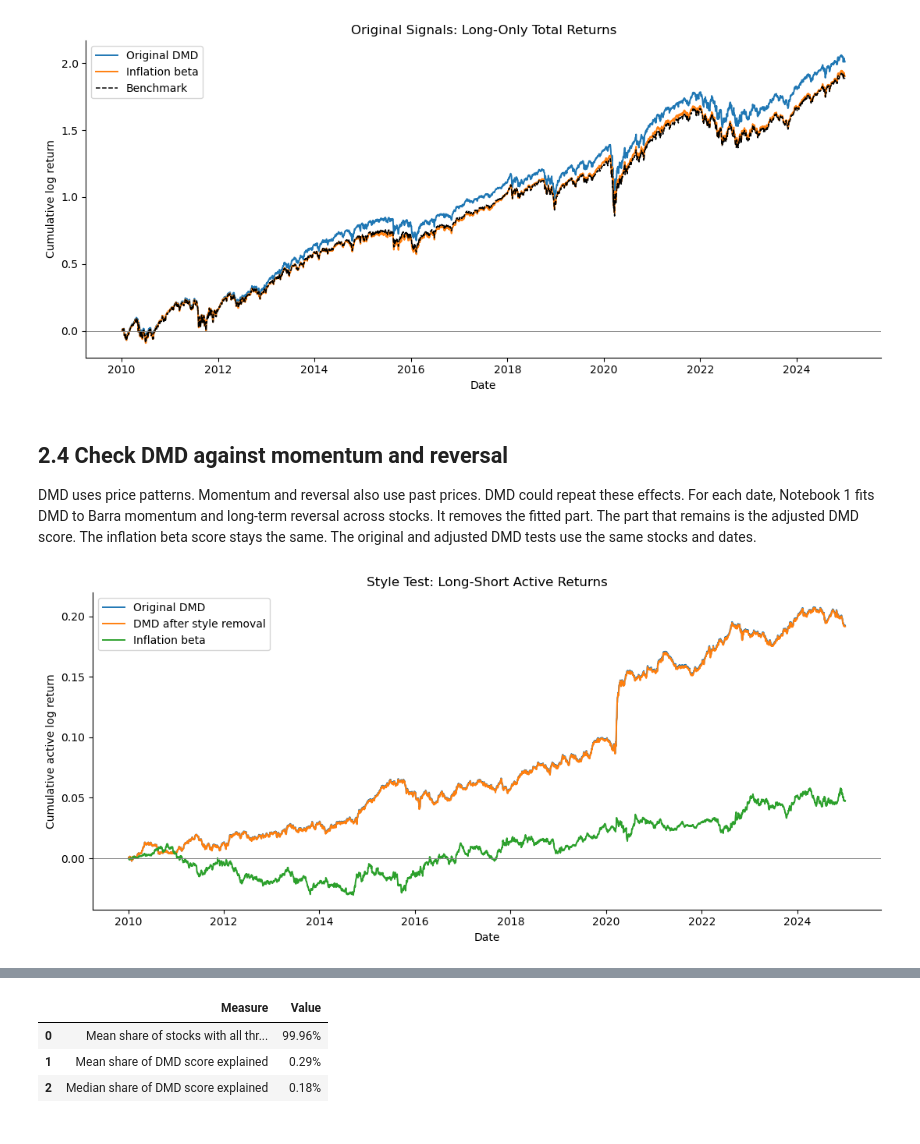
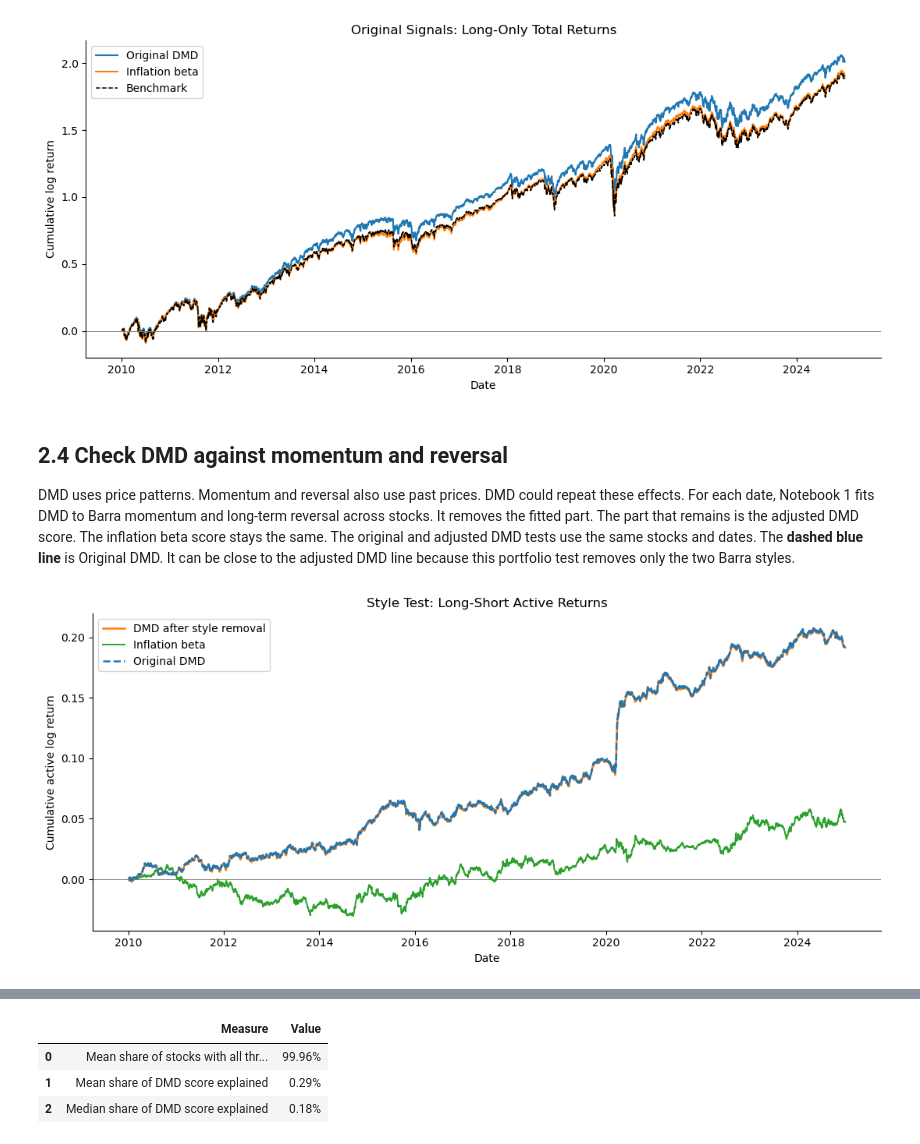
Before and after one commit to josmoore/q-bot, a Jupyter notebook: BOTQ_submission/02_Individual_signal_results.ipynb, the cells around one changed output, grey strips where cells are left out. Saved outputs shown, nothing was run; the diff lists cells and outputs as text; code cells hidden in the pictures.

```diff
--- a/BOTQ_submission/02_Individual_signal_results.ipynb
+++ b/BOTQ_submission/02_Individual_signal_results.ipynb
@@ -109,10 +145,22 @@ plt.show()
 # Show returns for the same set of trade dates.
 labels = {'original_dmd_matched_long_only': 'Original DMD', 'inflation_standalone_long_only': 'Inflation beta'}
 fig, ax = plt.subplots()
-for key, label in labels.items():
+# In a style test, draw Original DMD last. Its path can be very close to adjusted DMD.
+items = list(labels.items())
+if 'DMD after style removal' in labels.values():
+    items.sort(key=lambda item: item[1] == 'Original DMD')
+for key, label in items:
     day = returns.loc[returns['portfolio'] == key].sort_values('date')
     values = log_path(day, 'portfolio_return') if True else active_log_path(day)
-    ax.plot(day['date'], values, label=label, linewidth=1.4)
+    style = {'linewidth': 1.5}
+    if 'DMD after style removal' in labels.values():
+        if label == 'Original DMD':
+            style = {'color': 'tab:blue', 'linestyle': '--', 'linewidth': 1.8, 'zorder': 5}
+        elif label == 'DMD after style removal':
+            style = {'color': 'tab:orange', 'linewidth': 1.8, 'zorder': 4}
+        else:
+            style = {'color': 'tab:green', 'linewidth': 1.4, 'zorder': 3}
+    ax.plot(day['date'], values, label=label, **style)
 if True and 'notebook_2' == 'notebook_2':
     benchmark = returns.loc[returns['portfolio'] == next(iter(labels))].sort_values('date')
     ax.plot(benchmark['date'], log_path(benchmark, 'benchmark_return'),
@@ -129,28 +177,40 @@ plt.show()
 # %% [markdown]
 ## 2.4 Check DMD against momentum and reversal
 
-DMD uses price patterns. Momentum and reversal also use past prices. DMD could repeat these effects. For each date, Notebook 1 fits DMD to Barra momentum and long-term reversal across stocks. It removes the fitted part. The part that remains is the adjusted DMD score. The inflation beta score stays the same. The original and adjusted DMD tests use the same stocks and dates.
+DMD uses price patterns. Momentum and reversal also use past prices. DMD could repeat these effects. For each date, Notebook 1 fits DMD to Barra momentum and long-term reversal across stocks. It removes the fitted part. The part that remains is the adjusted DMD score. The inflation beta score stays the same. The original and adjusted DMD tests use the same stocks and dates. The **dashed blue line** is Original DMD. It can be close to the adjusted DMD line because this portfolio test removes only the two Barra styles.
 # %%
 # Show returns for the same set of trade dates.
 labels = {'original_dmd_matched_active': 'Original DMD', 'dmd_standalone_active': 'DMD after style removal', 'inflation_standalone_active': 'Inflation beta'}
 fig, ax = plt.subplots()
-for key, label in labels.items():
+# In a style test, draw Original DMD last. Its path can be very close to adjusted DMD.
+items = list(labels.items())
+if 'DMD after style removal' in labels.values():
+    items.sort(key=lambda item: item[1] == 'Original DMD')
+for key, label in items:
     day = returns.loc[returns['portfolio'] == key].sort_values('date')
     values = log_path(day, 'portfolio_return') if False else active_log_path(day)
-    ax.plot(day['date'], values, label=label, linewidth=1.4)
+    style = {'linewidth': 1.5}
+    if 'DMD after style removal' in labels.values():
+        if label == 'Original DMD':
+            style = {'color': 'tab:blue', 'linestyle': '--', 'linewidth': 1.8, 'zorder': 5}
+        elif label == 'DMD after style removal':
+            style = {'color': 'tab:orange', 'linewidth': 1.8, 'zorder': 4}
+        else:
+            style = {'color': 'tab:green', 'linewidth': 1.4, 'zorder': 3}
+    ax.plot(day['date'], values, label=label, **style)
 if False and 'notebook_2' == 'notebook_2':
     benchmark = returns.loc[returns['portfolio'] == next(iter(labels))].sort_values('date')
     ax.plot(benchmark['date'], log_path(benchmark, 'benchmark_return'),
             label='Benchmark', color='black', linewidth=1.1, linestyle='--')
 ax.axhline(0, color='gray', linewidth=0.7)
 ax.set_title('Style Test: Long-Short Active Returns')
 ax.set_xlabel('Date')
 ax.set_ylabel('Cumulative log return' if False else 'Cumulative active log return')
 ax.legend()
 plt.tight_layout()
 plt.show()
 # %% [output]
-[figure, old version]
+[figure, new version]
 # %%
 # Show returns for the same set of trade dates.
 labels = {'original_dmd_matched_active': 'Original DMD', 'dmd_standalone_active': 'DMD after style removal', 'inflation_standalone_active': 'Inflation beta'}
```
Also changed, not shown: parts of 10 cells of this notebook, 3 other files.
